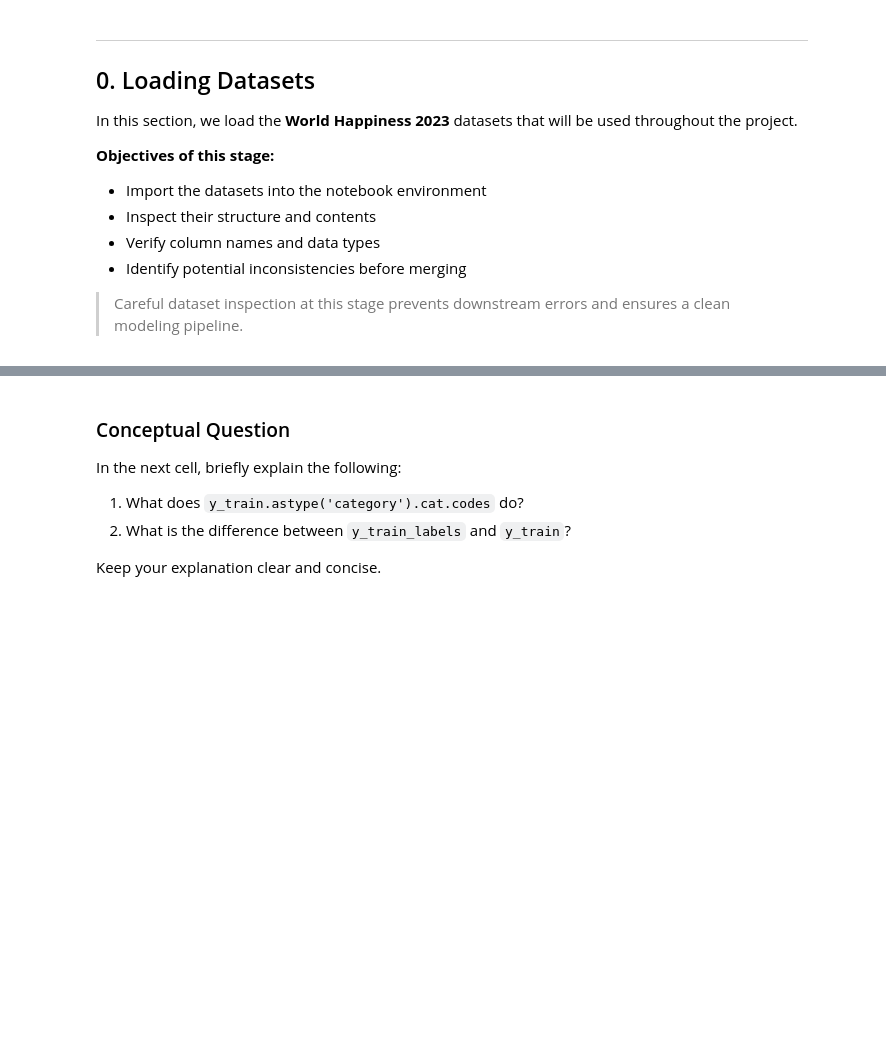
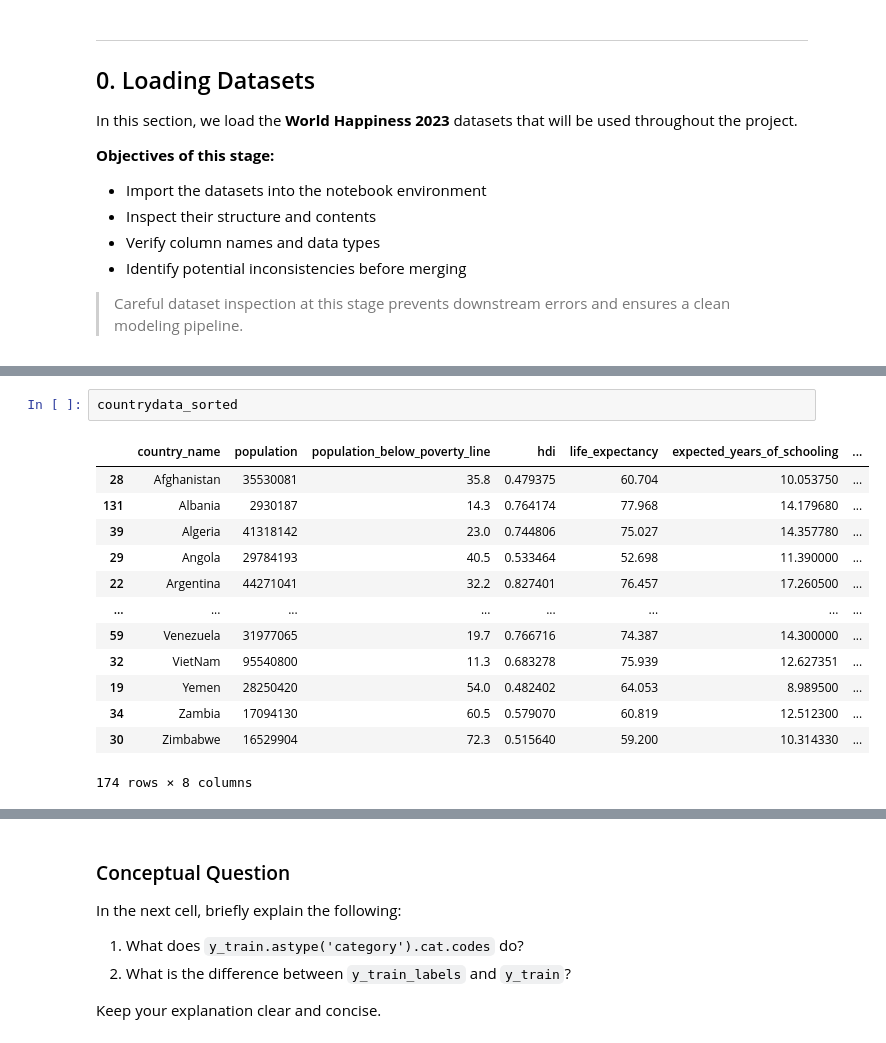
Before and after one commit to lindsayvarzz/AML_Project_1, a Jupyter notebook: Project_1.ipynb, the cells around one changed output, grey strips where cells are left out. Drawn from its saved outputs; the diff is of its cells as text; blank space fills up the shorter version.

```diff
--- a/Project_1.ipynb
+++ b/Project_1.ipynb
@@ -122,0 +158,16 @@ whr_df
+# %%
+countrydata_sorted
+# %% [output]
+|  | country_name | population | population_below_poverty_line | hdi | life_expectancy | expected_years_of_schooling | ... |
+| 28 | Afghanistan | 35530081 | 35.8 | 0.479375 | 60.704 | 10.053750 | ... |
+| 131 | Albania | 2930187 | 14.3 | 0.764174 | 77.968 | 14.179680 | ... |
+| 39 | Algeria | 41318142 | 23.0 | 0.744806 | 75.027 | 14.357780 | ... |
+| 29 | Angola | 29784193 | 40.5 | 0.533464 | 52.698 | 11.390000 | ... |
+| 22 | Argentina | 44271041 | 32.2 | 0.827401 | 76.457 | 17.260500 | ... |
+| ... | ... | ... | ... | ... | ... | ... | ... |
+| 59 | Venezuela | 31977065 | 19.7 | 0.766716 | 74.387 | 14.300000 | ... |
+| 32 | VietNam | 95540800 | 11.3 | 0.683278 | 75.939 | 12.627351 | ... |
+| 19 | Yemen | 28250420 | 54.0 | 0.482402 | 64.053 | 8.989500 | ... |
+| 34 | Zambia | 17094130 | 60.5 | 0.579070 | 60.819 | 12.512300 | ... |
+| 30 | Zimbabwe | 16529904 | 72.3 | 0.515640 | 59.200 | 10.314330 | ... |
+174 rows × 8 columns
```
Also changed, not shown: parts of 12 cells of this notebook.
